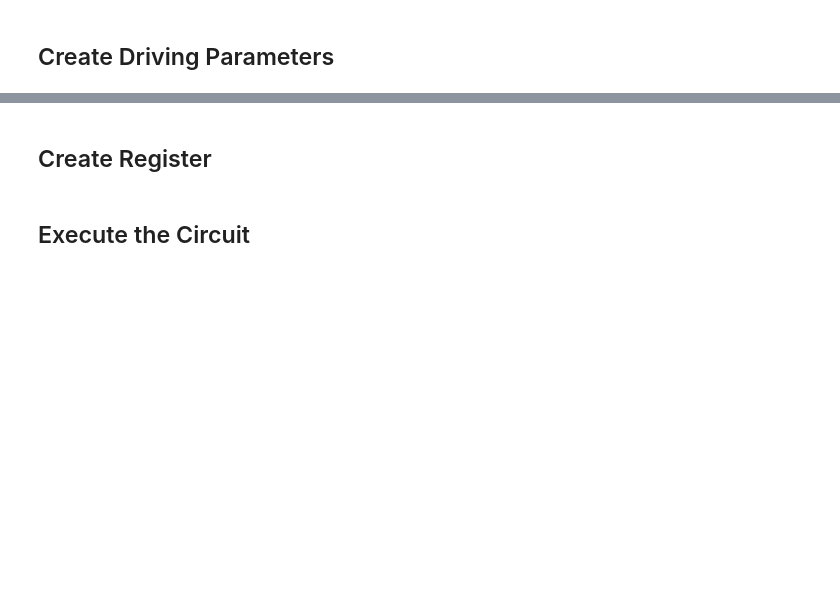
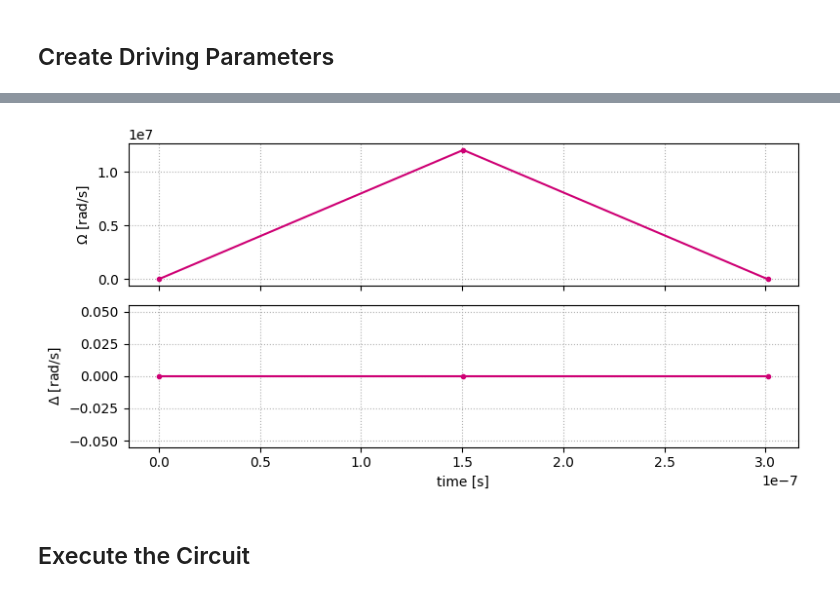
Before and after one commit to strangeworks/examples, a Jupyter notebook: examples/quantum/braket/ahs.ipynb, the cells around one changed output, grey strips where cells are left out. Saved outputs shown, nothing was run; the diff lists cells and outputs as text; code cells hidden in the pictures; blank space fills up the shorter version.

```diff
--- a/examples/quantum/braket/ahs.ipynb
+++ b/examples/quantum/braket/ahs.ipynb
@@ -68,22 +200,24 @@ assert device.status == "ONLINE", "Device is not online, visit https://www.quera
 # %%
 rydberg = device.properties.paradigm.rydberg
 omega_const = 1.5e7   # rad / s
 rabi_pulse_area = np.pi/np.sqrt(3) # rad
 omega_slew_rate_max = float(rydberg.rydbergGlobal.rabiFrequencySlewRateMax) # rad/s^2
 
 time_points, amplitude_values = rabi_pulse(rabi_pulse_area, omega_const, 0.2 * omega_slew_rate_max)
 
 amplitude = TimeSeries()
 for t, v in zip(time_points, amplitude_values):
     amplitude.put(t, v)
 
 detuning = constant_time_series(amplitude, 0.0)
 phase = constant_time_series(amplitude, 0.0)
 
 drive = DrivingField(
     amplitude=amplitude,
     detuning=detuning,
     phase=phase
 )
+
+show_global_drive(drive)
+# %% [output]
+[figure, added]
-# %% [markdown]
-## Create Register
```
Also changed, not shown: parts of 12 cells of this notebook.
